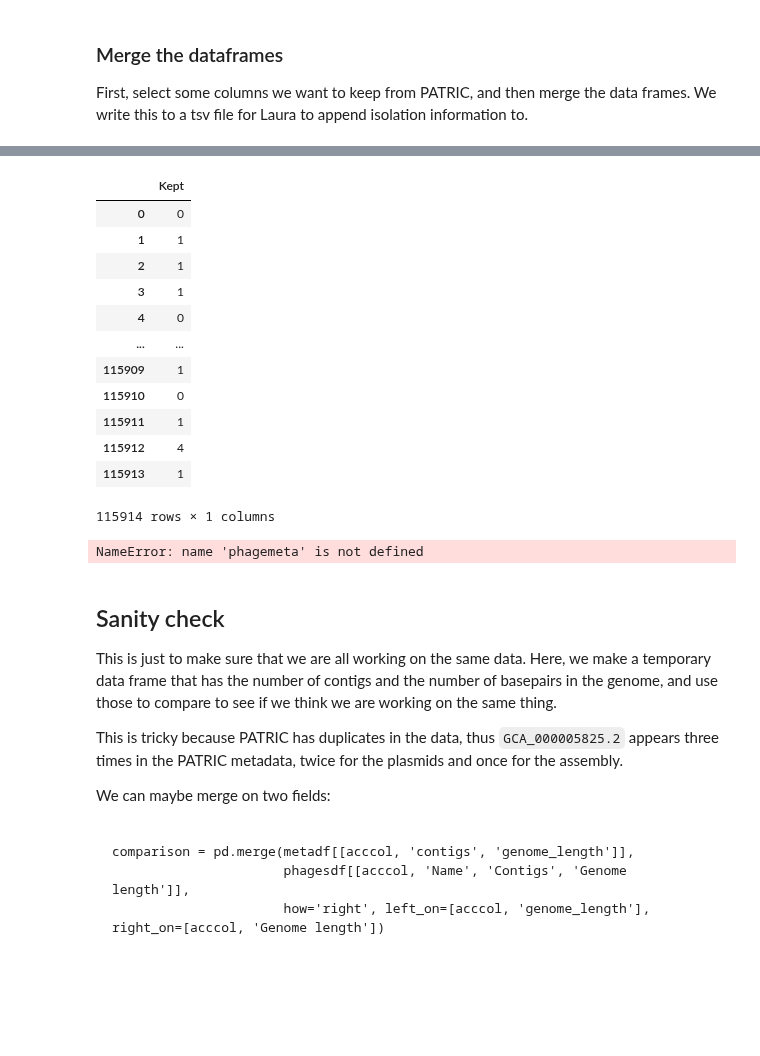
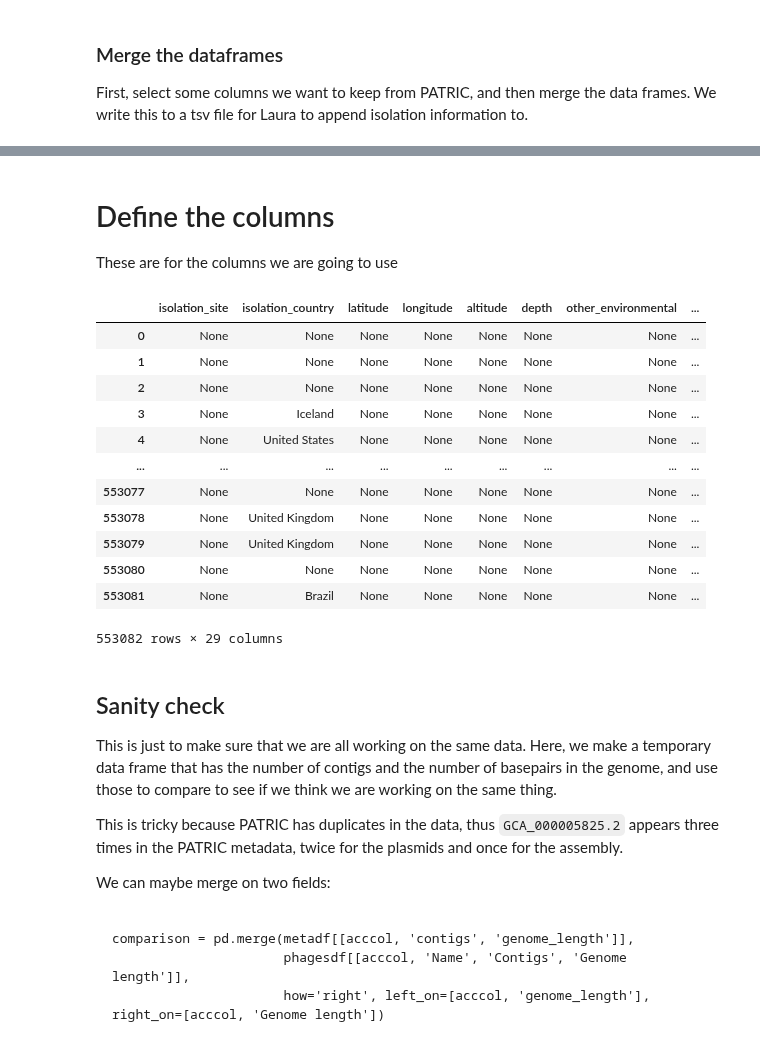
Before and after one commit to linsalrob/PhispyAnalysis, a Jupyter notebook: DataAnalysis/RAST sources.ipynb, the cells around one changed output, grey strips where cells are left out. Drawn from its saved outputs; the diff is of its cells as text; code cells hidden in the pictures; blank space fills up the shorter version.

```diff
--- a/DataAnalysis/RAST sources.ipynb
+++ b/DataAnalysis/RAST sources.ipynb
@@ -273,0 +253,7 @@ Name: collection_date, Length: 300388, dtype: object
+# %%
+metadf['geographic_location'] = metadf['geographic_location'].replace('USA', 'United States')
+metadf[
+    (metadf['geographic_location'].notnull()) &
+    (metadf['isolation_country'].notnull()) &
+    (metadf['geographic_location'] != metadf['isolation_country'])
+][['isolation_country', 'geographic_location']]
@@ -273,0 +274,2 @@ Name: collection_date, Length: 300388, dtype: object
+# %%
+metadf = metadf.drop('geographic_location', axis=1)
@@ -376,24 +386,26 @@ phagemeta.iloc[:,1:29]
-# %%
-phagemeta.iloc[:,34:35]
-# phagemeta.iloc[:,15:16]
-# %% [output]
-|  | Kept |
-| 0 | 0 |
-| 1 | 1 |
-| 2 | 1 |
-| 3 | 1 |
-| 4 | 0 |
-| ... | ... |
-| 115909 | 1 |
-| 115910 | 0 |
-| 115911 | 1 |
-| 115912 | 4 |
-| 115913 | 1 |
-115914 rows × 1 columns
-# %%
-phagemeta['collection_date']
-# %% [output]
-NameError: name 'phagemeta' is not defined
+# %% [markdown]
+# Define the columns
+
+These are for the columns we are going to use
+# %%
+begdata = 1 # ignore the first column which is the assembly name
+# enddata = 9 # this is if we are using a smaller dataset
+enddata = 30 # this is all the metadata
+phagemeta.iloc[:,begdata:enddata]
+# %% [output]
+|  | isolation_site | isolation_country | latitude | longitude | altitude | depth | other_environmental | ... |
+| 0 | None | None | None | None | None | None | None | ... |
+| 1 | None | None | None | None | None | None | None | ... |
+| 2 | None | None | None | None | None | None | None | ... |
+| 3 | None | Iceland | None | None | None | None | None | ... |
+| 4 | None | United States | None | None | None | None | None | ... |
+| ... | ... | ... | ... | ... | ... | ... | ... | ... |
+| 553077 | None | None | None | None | None | None | None | ... |
+| 553078 | None | United Kingdom | None | None | None | None | None | ... |
+| 553079 | None | United Kingdom | None | None | None | None | None | ... |
+| 553080 | None | None | None | None | None | None | None | ... |
+| 553081 | None | Brazil | None | None | None | None | None | ... |
+553082 rows × 29 columns
 # %% [markdown]
 ## Sanity check
 
```
Also changed, not shown: parts of 40 cells of this notebook.
